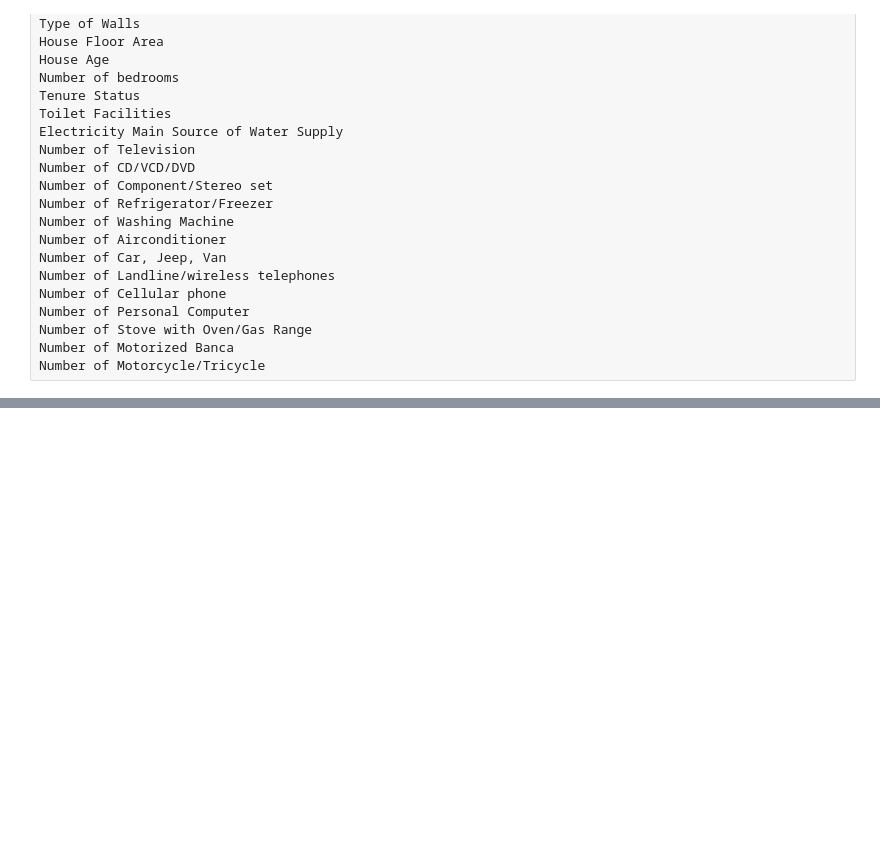
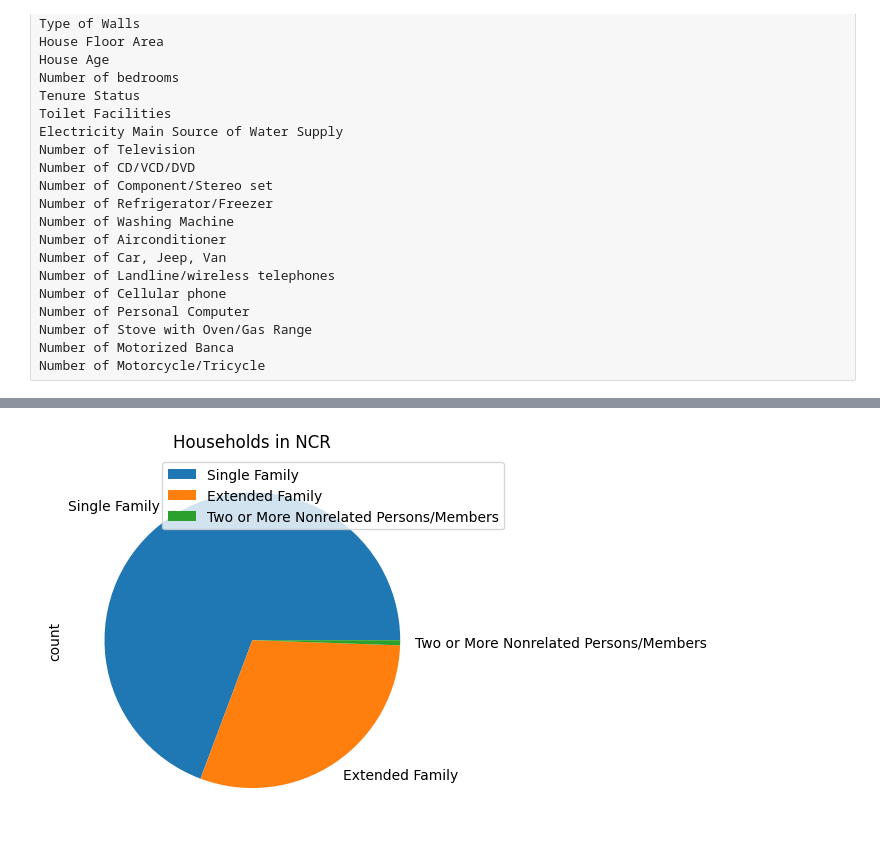
Before and after one commit to RyannKim327/Jupyter-Notebook, a Jupyter notebook: ITD - 3B/Final Project.ipynb, the cells around one changed output, grey strips where cells are left out. Saved outputs shown, nothing was run; the diff lists cells and outputs as text; code cells hidden in the pictures; blank space fills up the shorter version.

```diff
--- a/ITD - 3B/Final Project.ipynb
+++ b/ITD - 3B/Final Project.ipynb
@@ -222,0 +260,9 @@ Number of Motorcycle/Tricycle
+# %%
+regional = data[data['Region'] == 'NCR']
+household_type = regional['Type of Household'].value_counts()
+household_type.plot(kind='pie')
+plt.legend(loc='upper right', bbox_to_anchor=(1.2, 1), fontsize=10)
+plt.title("Households in NCR")
+plt.show()
+# %% [output]
+[figure, added]
```
Also changed, not shown: parts of 8 cells of this notebook.
